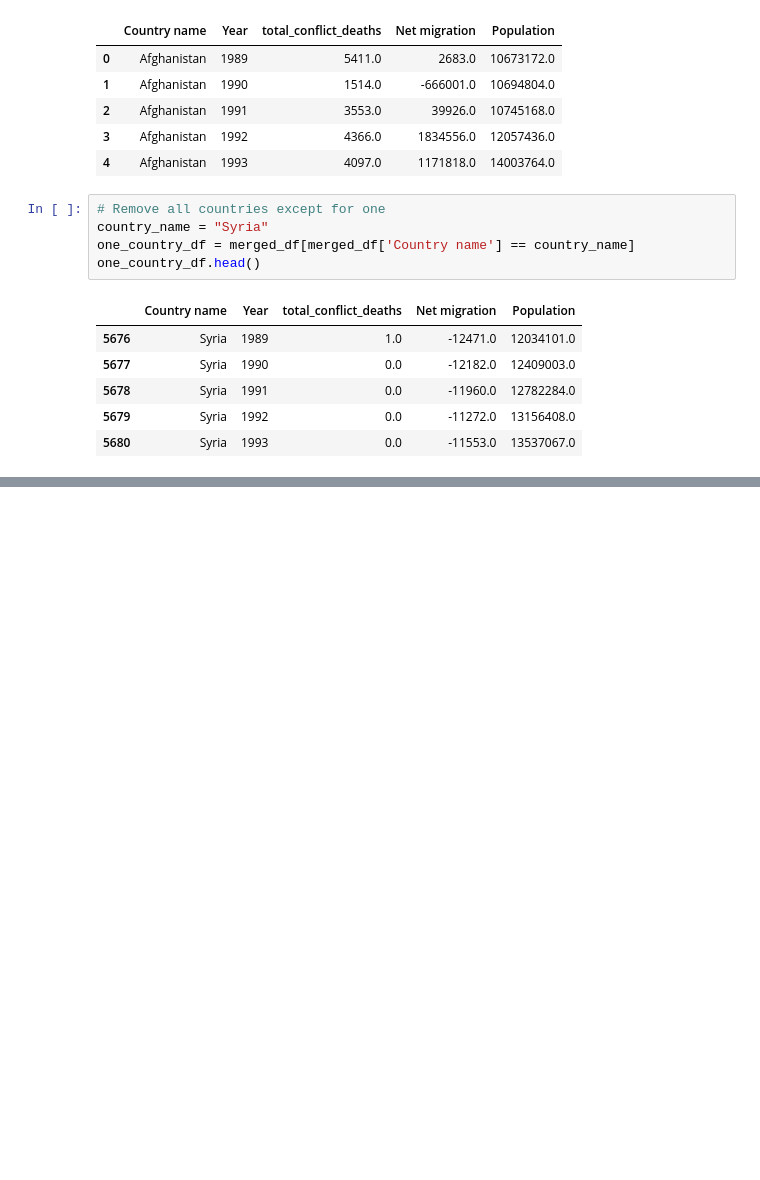
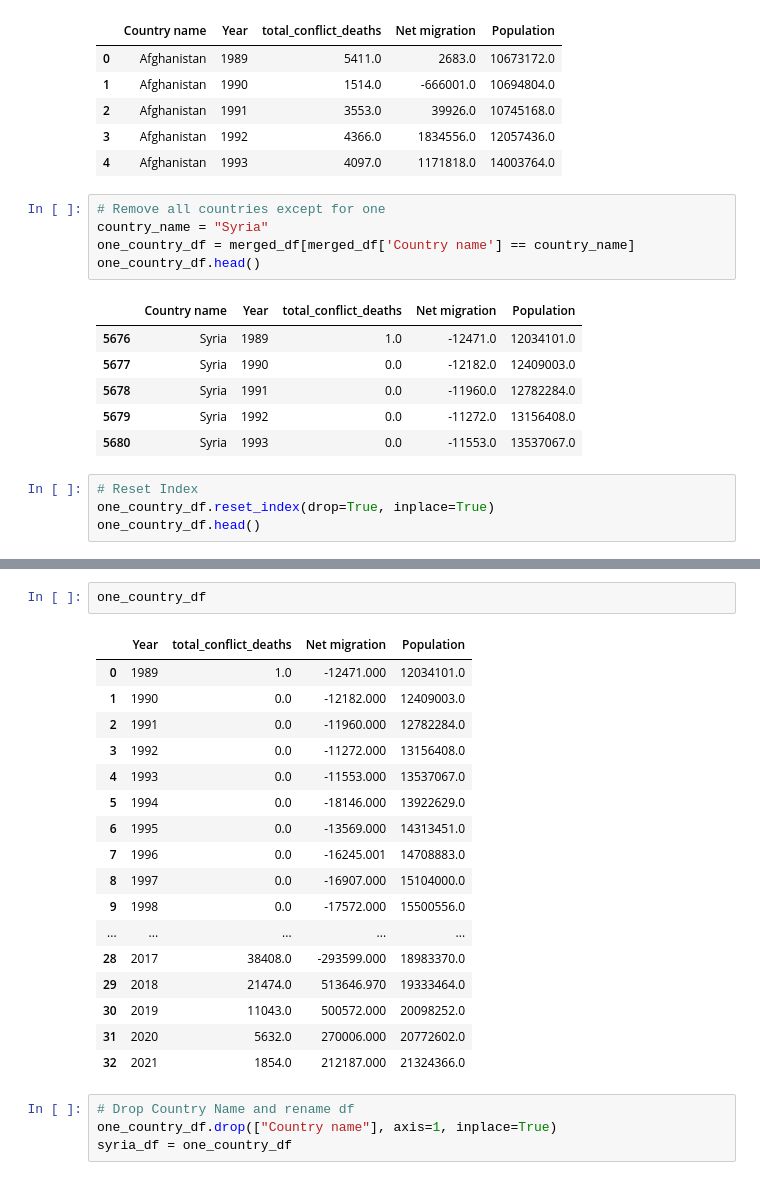
Before and after one commit to TrentonParker/Pythonic-Prodigies-Project-1, a Jupyter notebook: william_code.ipynb, the cells around one changed output, grey strips where cells are left out. Drawn from its saved outputs; the diff is of its cells as text; blank space fills up the shorter version.

```diff
--- a/william_code.ipynb
+++ b/william_code.ipynb
@@ -230,3 +233,7 @@ one_country_df.head()
 | 5678 | Syria | 1991 | 0.0 | -11960.0 | 12782284.0 |
 | 5679 | Syria | 1992 | 0.0 | -11272.0 | 13156408.0 |
 | 5680 | Syria | 1993 | 0.0 | -11553.0 | 13537067.0 |
+# %%
+# Reset Index
+one_country_df.reset_index(drop=True, inplace=True)
+one_country_df.head()
@@ -232,0 +247,24 @@ one_country_df.head()
+# %%
+one_country_df
+# %% [output]
+|  | Year | total_conflict_deaths | Net migration | Population |
+| 0 | 1989 | 1.0 | -12471.000 | 12034101.0 |
+| 1 | 1990 | 0.0 | -12182.000 | 12409003.0 |
+| 2 | 1991 | 0.0 | -11960.000 | 12782284.0 |
+| 3 | 1992 | 0.0 | -11272.000 | 13156408.0 |
+| 4 | 1993 | 0.0 | -11553.000 | 13537067.0 |
+| 5 | 1994 | 0.0 | -18146.000 | 13922629.0 |
+| 6 | 1995 | 0.0 | -13569.000 | 14313451.0 |
+| 7 | 1996 | 0.0 | -16245.001 | 14708883.0 |
+| 8 | 1997 | 0.0 | -16907.000 | 15104000.0 |
+| 9 | 1998 | 0.0 | -17572.000 | 15500556.0 |
+| ... | ... | ... | ... | ... |
+| 28 | 2017 | 38408.0 | -293599.000 | 18983370.0 |
+| 29 | 2018 | 21474.0 | 513646.970 | 19333464.0 |
+| 30 | 2019 | 11043.0 | 500572.000 | 20098252.0 |
+| 31 | 2020 | 5632.0 | 270006.000 | 20772602.0 |
+| 32 | 2021 | 1854.0 | 212187.000 | 21324366.0 |
+# %%
+# Drop Country Name and rename df
+one_country_df.drop(["Country name"], axis=1, inplace=True)
+syria_df = one_country_df
```
Also changed, not shown: parts of 7 cells of this notebook.
